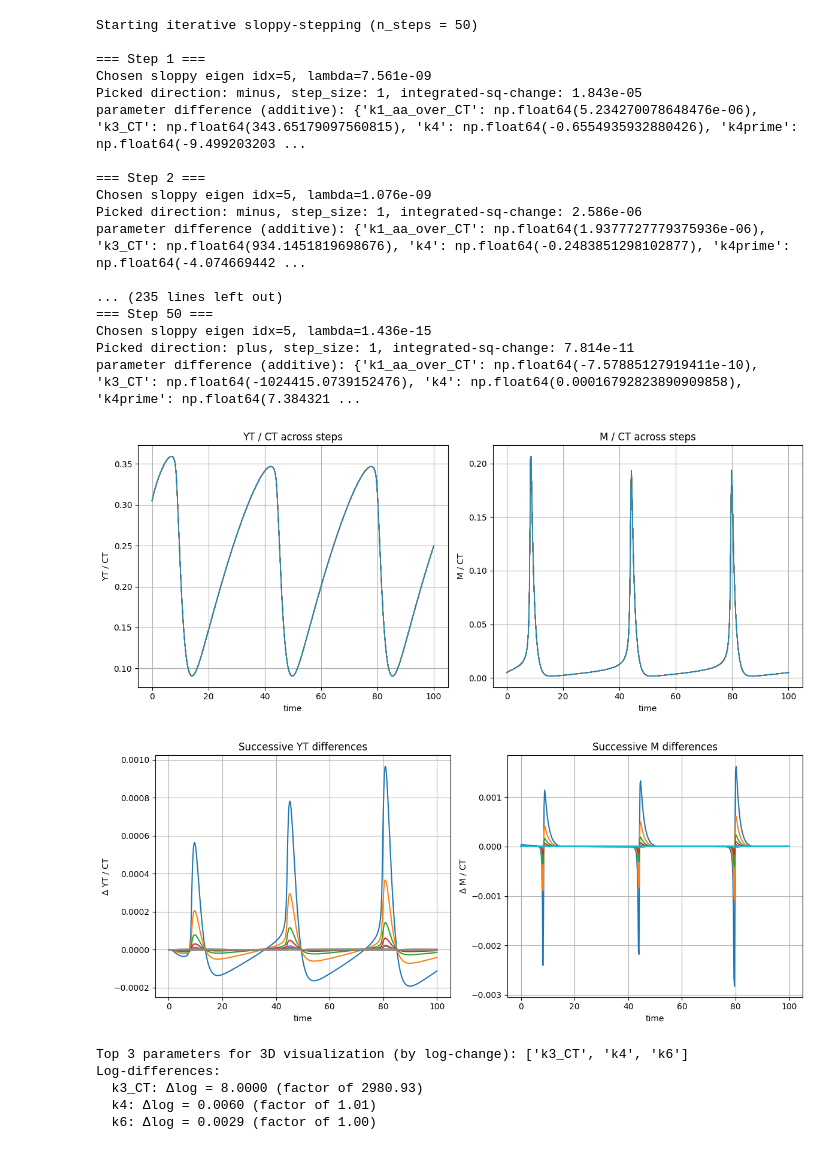
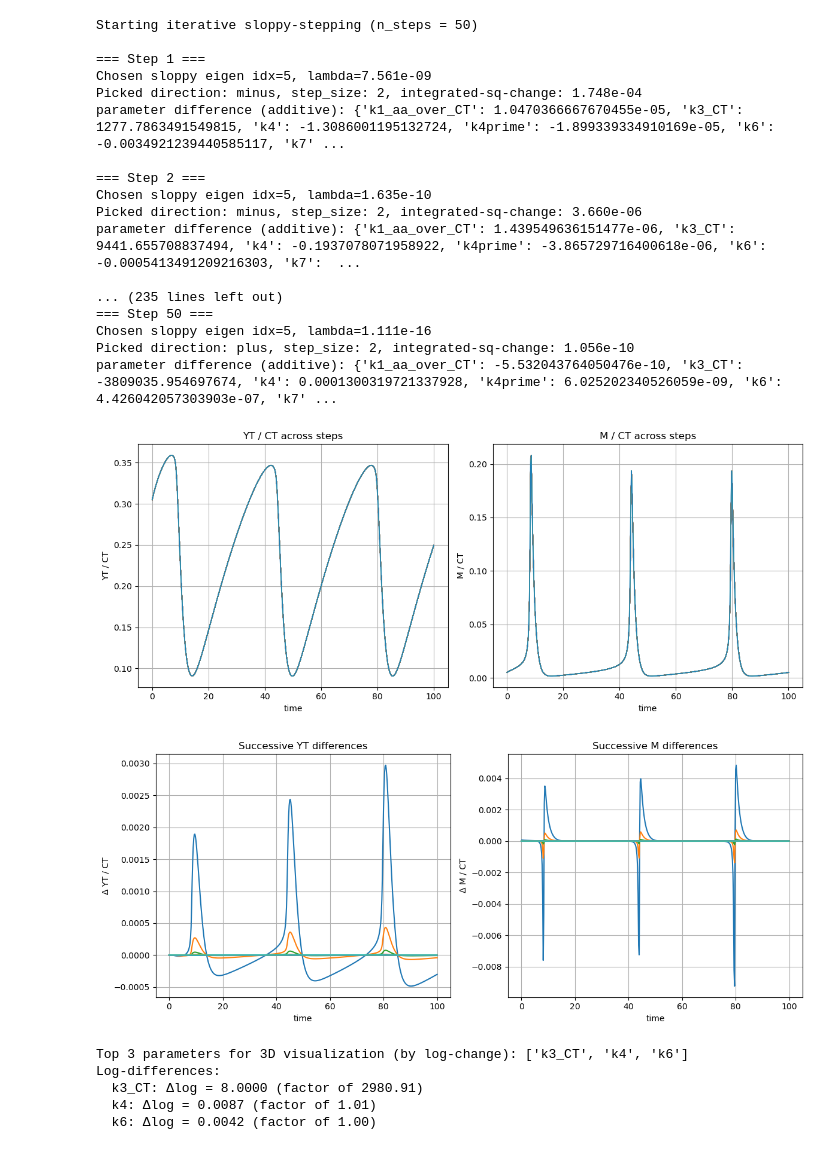
Before and after one commit to GijsBartholomeus/OxfordEvolution, a Jupyter notebook: Sloppy/SloppySearch/TysonSloppyOneDirection.ipynb, the cells around one changed output. Drawn from its saved outputs; the diff is of its cells as text; code cells hidden in the pictures.

```diff
--- a/Sloppy/SloppySearch/TysonSloppyOneDirection.ipynb
+++ b/Sloppy/SloppySearch/TysonSloppyOneDirection.ipynb
@@ -2,8 +2,7 @@
 
 # Settings for the iterative procedure
 n_steps = 50               # number of sloppy steps to take
-step_size = 1               # step size in log-parameter space along sloppy direction
-clamp_logstep = 2.0         # clamp per-component log-step magnitude (safety limit)
+step_size = 2             # step size in log-parameter space along sloppy direction
 tol_positive_eig = -5    # threshold to consider eigenvalue as positive
 sloppy_threshold = 1e-3     # threshold for identifying sloppy eigenvectors
 TWEAK = False  # Set to True to randomly perturb parameters
@@ -536,6 +534,5 @@ else:
 
 # Apply step along sloppy eigenvector v
 dlogh = step_size * v
-dlogh = np.clip(dlogh, -clamp_logstep, clamp_logstep)  # safety clamp
 # %% [output]
 Found 4 sloppy eigenvector(s) with eigenvalues < 1.0e-03
@@ -687,7 +684,6 @@ for step in range(1, n_steps+1):
 
     # Apply step along sloppy direction
     dlogh = step_size * v
-    dlogh = np.clip(dlogh, -clamp_logstep, clamp_logstep)
 
     # build candidate parameter dicts
     p_plus = dict(p_current)
@@ -792,42 +788,42 @@ if n_recorded <= 20:
     plt.legend()
 
 plt.subplot(1,2,2)
 for i in range(1, n_recorded):
     Yprev, Mprev = obs_history[i-1]
     Ycurr, Mcurr = obs_history[i]
     diffM = Mcurr - Mprev
     plt.plot(t_eval, diffM, label=f'{i-1}→{i}')
 plt.xlabel('time'); plt.ylabel('Δ M / CT'); plt.title('Successive M differences'); plt.grid(True)
 if n_recorded <= 20:
     plt.legend()
 plt.tight_layout()
 plt.show()
 
 # 3) Trajectory in log-parameter space visualized by PCA -> 3D
 # center the logparam matrix and take first 3 principal components via SVD
 Xc = logparam_mat - logparam_mat.mean(axis=0)
 U, svals, Vt = svd(Xc, full_matrices=False)
 # project onto first 3 PC
 # %% [output]
 Starting iterative sloppy-stepping (n_steps = 50)
 
 === Step 1 ===
 Chosen sloppy eigen idx=5, lambda=7.561e-09
-Picked direction: minus, step_size: 1, integrated-sq-change: 1.843e-05
-parameter difference (additive): {'k1_aa_over_CT': np.float64(5.234270078648476e-06), 'k3_CT': np.float64(343.65179097560815), 'k4': np.float64(-0.6554935932880426), 'k4prime': np.float64(-9.499203203 ...
+Picked direction: minus, step_size: 2, integrated-sq-change: 1.748e-04
+parameter difference (additive): {'k1_aa_over_CT': 1.0470366667670455e-05, 'k3_CT': 1277.7863491549815, 'k4': -1.3086001195132724, 'k4prime': -1.899339334910169e-05, 'k6': -0.0034921239440585117, 'k7' ...
 
 === Step 2 ===
-Chosen sloppy eigen idx=5, lambda=1.076e-09
-Picked direction: minus, step_size: 1, integrated-sq-change: 2.586e-06
-parameter difference (additive): {'k1_aa_over_CT': np.float64(1.9377727779375936e-06), 'k3_CT': np.float64(934.1451819698676), 'k4': np.float64(-0.2483851298102877), 'k4prime': np.float64(-4.074669442 ...
+Chosen sloppy eigen idx=5, lambda=1.635e-10
+Picked direction: minus, step_size: 2, integrated-sq-change: 3.660e-06
+parameter difference (additive): {'k1_aa_over_CT': 1.439549636151477e-06, 'k3_CT': 9441.655708837494, 'k4': -0.1937078071958922, 'k4prime': -3.865729716400618e-06, 'k6': -0.0005413491209216303, 'k7':  ...
 
 ... (235 lines left out)
 === Step 50 ===
-Chosen sloppy eigen idx=5, lambda=1.436e-15
-Picked direction: plus, step_size: 1, integrated-sq-change: 7.814e-11
-parameter difference (additive): {'k1_aa_over_CT': np.float64(-7.57885127919411e-10), 'k3_CT': np.float64(-1024415.0739152476), 'k4': np.float64(0.00016792823890909858), 'k4prime': np.float64(7.384321 ...
+Chosen sloppy eigen idx=5, lambda=1.111e-16
+Picked direction: plus, step_size: 2, integrated-sq-change: 1.056e-10
+parameter difference (additive): {'k1_aa_over_CT': -5.532043764050476e-10, 'k3_CT': -3809035.954697674, 'k4': 0.0001300319721337928, 'k4prime': 6.025202340526059e-09, 'k6': 4.426042057303903e-07, 'k7' ...
 [figure]
-[figure, old version]
+[figure, new version]
 # %%
 # ----------------------------
 # Trajectory visualization helpers
@@ -876,9 +872,9 @@ for i, p_dict in enumerate(param_history):
 # %% [output]
 Top 3 parameters for 3D visualization (by log-change): ['k3_CT', 'k4', 'k6']
 Log-differences:
-  k3_CT: Δlog = 8.0000 (factor of 2980.93)
-  k4: Δlog = 0.0060 (factor of 1.01)
-  k6: Δlog = 0.0029 (factor of 1.00)
+  k3_CT: Δlog = 8.0000 (factor of 2980.91)
+  k4: Δlog = 0.0087 (factor of 1.01)
+  k6: Δlog = 0.0042 (factor of 1.00)
 # %%
 import numpy as np
 import matplotlib.pyplot as plt
```
Also changed, not shown: parts of 8 cells of this notebook, 6 other files.
